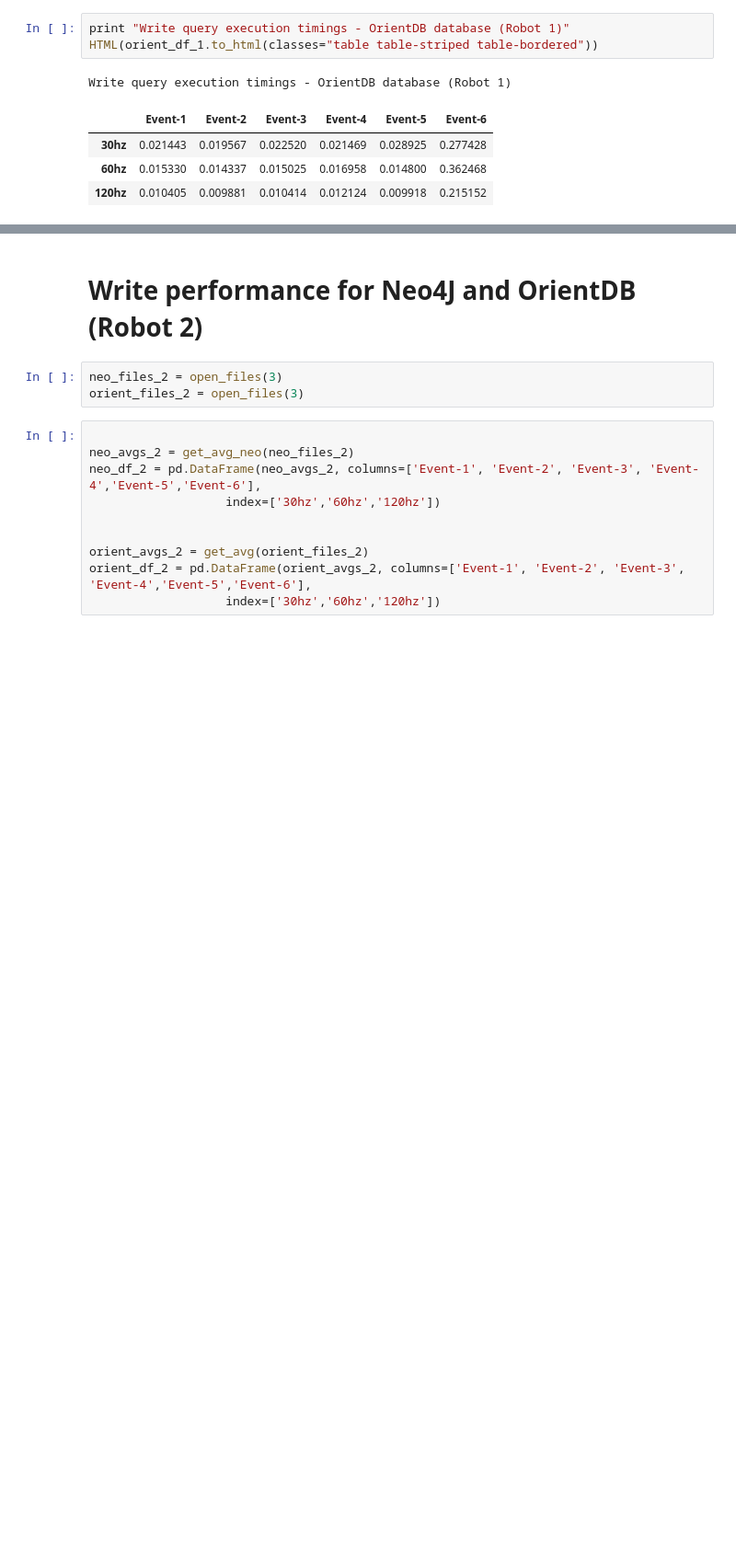
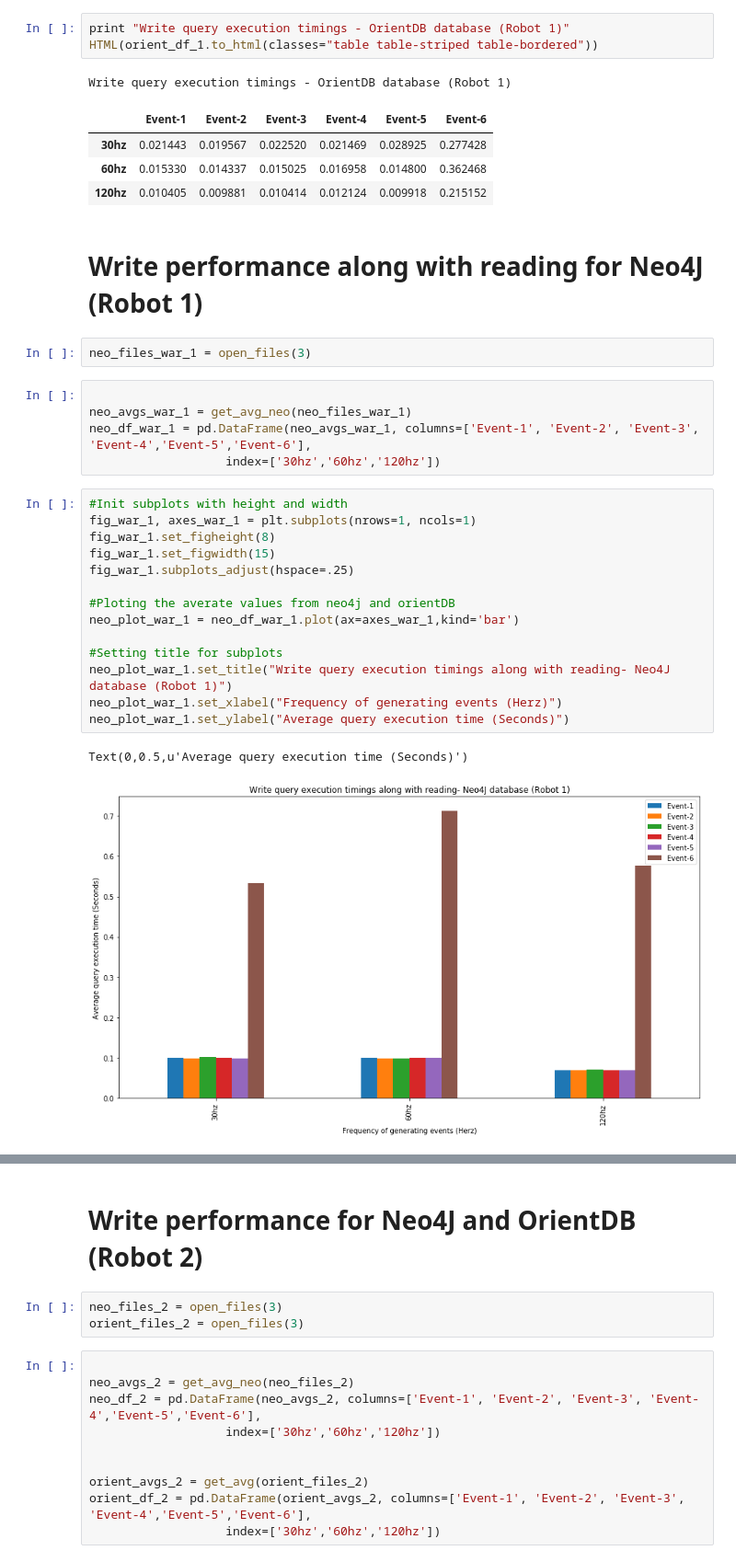
Before and after one commit to rubanraj54/research-and-developement, a Jupyter notebook: log_parser.ipynb, the cells around one changed output, grey strips where cells are left out. Shown: that part at 92% size. Saved outputs shown, nothing was run; the diff lists cells and outputs as text; blank space fills up the shorter version.

Commit message:
List of read and write queries included i
write along read stats included for neo4j only

```diff
--- a/log_parser.ipynb
+++ b/log_parser.ipynb
@@ -189,3 +253,29 @@ Write query execution timings - OrientDB database (Robot 1)
 | 30hz | 0.021443 | 0.019567 | 0.022520 | 0.021469 | 0.028925 | 0.277428 |
 | 60hz | 0.015330 | 0.014337 | 0.015025 | 0.016958 | 0.014800 | 0.362468 |
 | 120hz | 0.010405 | 0.009881 | 0.010414 | 0.012124 | 0.009918 | 0.215152 |
+# %% [markdown]
+# Write performance along with reading for Neo4J (Robot 1)
+# %%
+neo_files_war_1 = open_files(3)
+# %%
+
+neo_avgs_war_1 = get_avg_neo(neo_files_war_1)
+neo_df_war_1 = pd.DataFrame(neo_avgs_war_1, columns=['Event-1', 'Event-2', 'Event-3', 'Event-4','Event-5','Event-6'],
+                   index=['30hz','60hz','120hz'])
+# %%
+#Init subplots with height and width
+fig_war_1, axes_war_1 = plt.subplots(nrows=1, ncols=1)
+fig_war_1.set_figheight(8)
+fig_war_1.set_figwidth(15)
+fig_war_1.subplots_adjust(hspace=.25)
+
+#Ploting the averate values from neo4j and orientDB
+neo_plot_war_1 = neo_df_war_1.plot(ax=axes_war_1,kind='bar')
+
+#Setting title for subplots
+neo_plot_war_1.set_title("Write query execution timings along with reading- Neo4J database (Robot 1)")
+neo_plot_war_1.set_xlabel("Frequency of generating events (Herz)")
+neo_plot_war_1.set_ylabel("Average query execution time (Seconds)")
+# %% [output]
+Text(0,0.5,u'Average query execution time (Seconds)')
+[figure, added]
```
Also changed, not shown: parts of 20 cells of this notebook.
